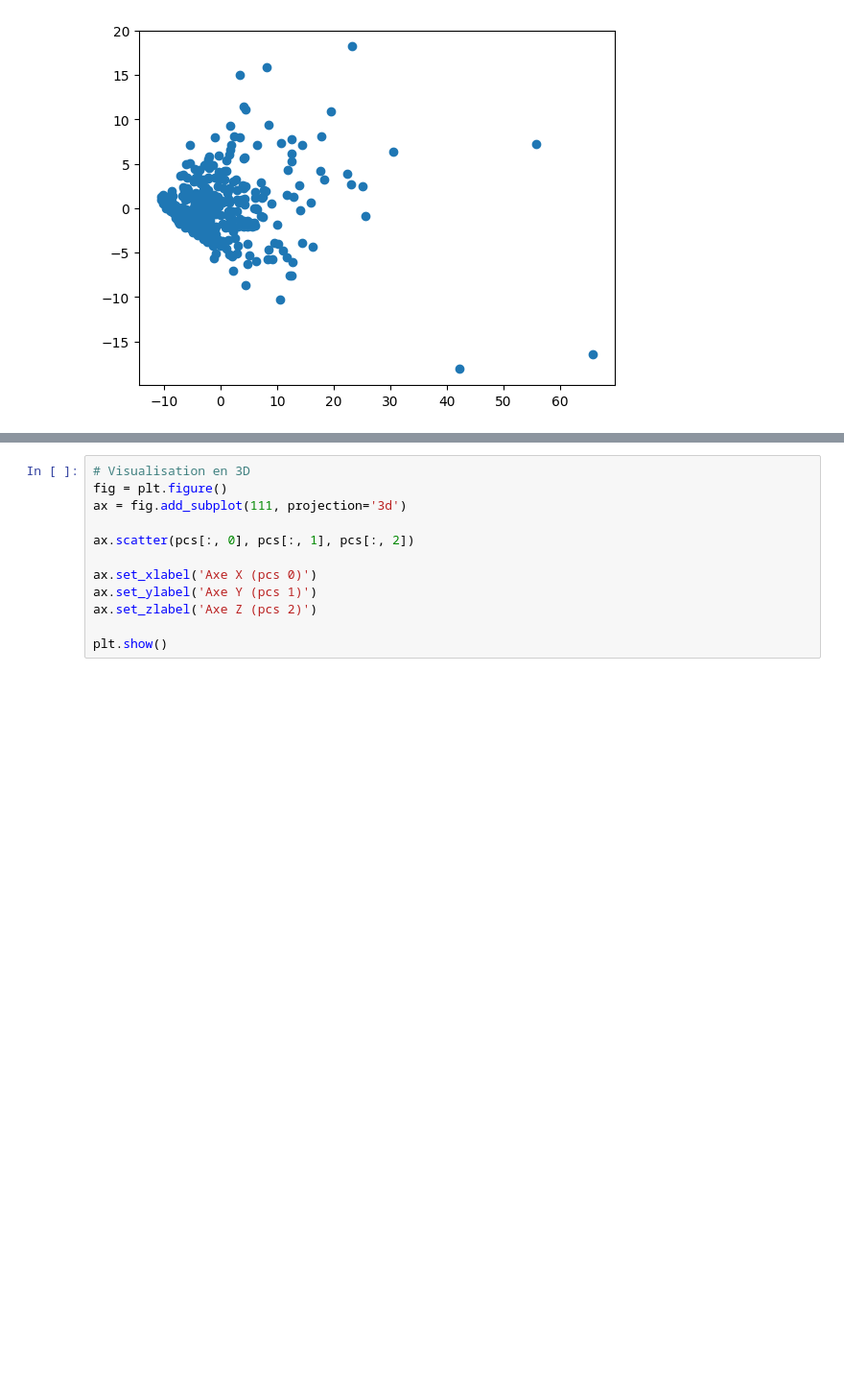
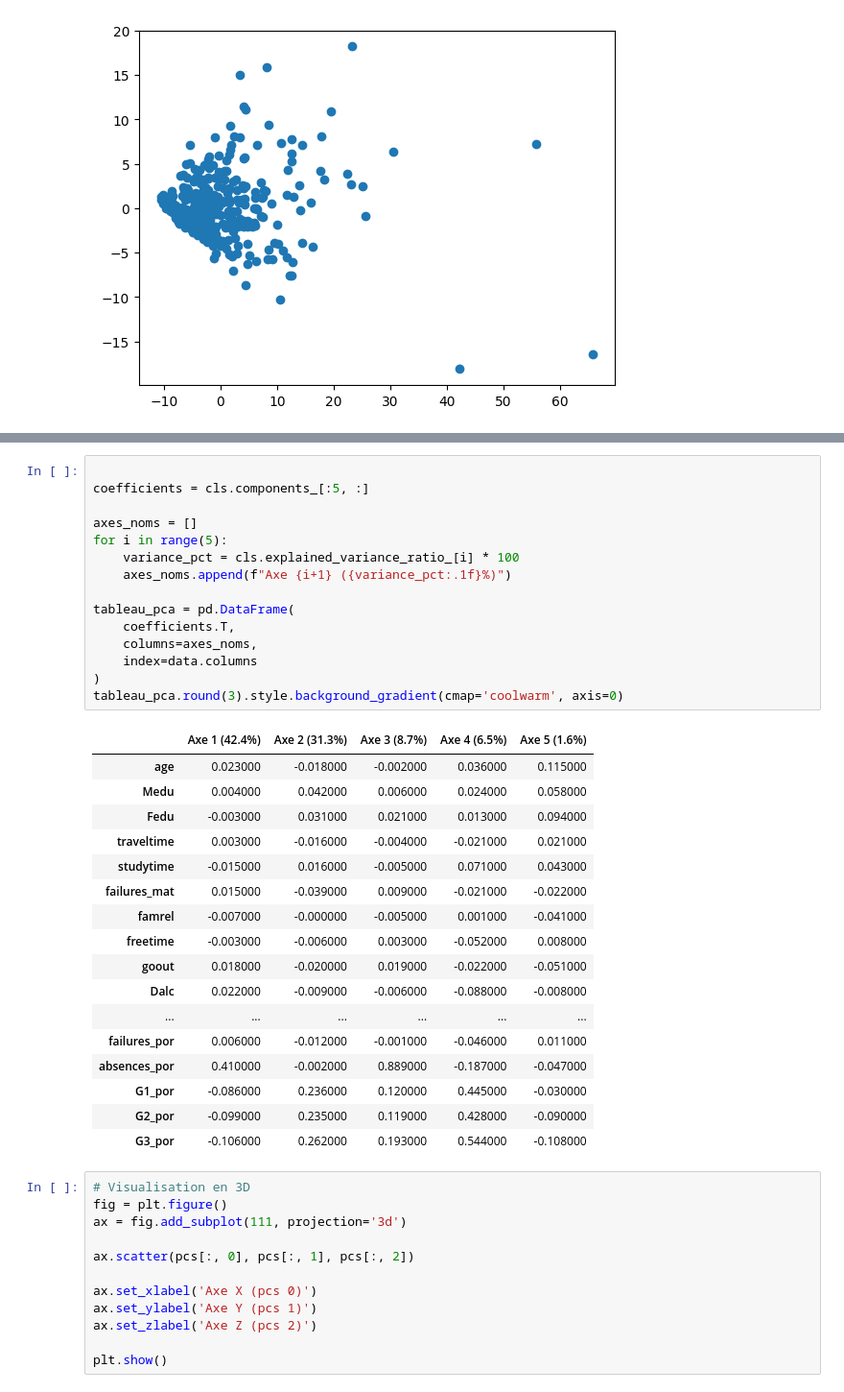
Before and after one commit to Menak49/alcohol-consumption-data-analysis, a Jupyter notebook: source/PCA_AFTD_CAH.ipynb, the cells around one changed output, grey strips where cells are left out. Shown at 96% size. Saved outputs shown, nothing was run; the diff lists cells and outputs as text; blank space fills up the shorter version.

```diff
--- a/source/PCA_AFTD_CAH.ipynb
+++ b/source/PCA_AFTD_CAH.ipynb
@@ -81,3 +115,36 @@ plt.show()
+# %%
+
+coefficients = cls.components_[:5, :]
+
+axes_noms = []
+for i in range(5):
+    variance_pct = cls.explained_variance_ratio_[i] * 100
+    axes_noms.append(f"Axe {i+1} ({variance_pct:.1f}%)")
+
+tableau_pca = pd.DataFrame(
+    coefficients.T,
+    columns=axes_noms,
+    index=data.columns
+)
+tableau_pca.round(3).style.background_gradient(cmap='coolwarm', axis=0)
+# %% [output]
+|  | Axe 1 (42.4%) | Axe 2 (31.3%) | Axe 3 (8.7%) | Axe 4 (6.5%) | Axe 5 (1.6%) |
+| age | 0.023000 | -0.018000 | -0.002000 | 0.036000 | 0.115000 |
+| Medu | 0.004000 | 0.042000 | 0.006000 | 0.024000 | 0.058000 |
+| Fedu | -0.003000 | 0.031000 | 0.021000 | 0.013000 | 0.094000 |
+| traveltime | 0.003000 | -0.016000 | -0.004000 | -0.021000 | 0.021000 |
+| studytime | -0.015000 | 0.016000 | -0.005000 | 0.071000 | 0.043000 |
+| failures_mat | 0.015000 | -0.039000 | 0.009000 | -0.021000 | -0.022000 |
+| famrel | -0.007000 | -0.000000 | -0.005000 | 0.001000 | -0.041000 |
+| freetime | -0.003000 | -0.006000 | 0.003000 | -0.052000 | 0.008000 |
+| goout | 0.018000 | -0.020000 | 0.019000 | -0.022000 | -0.051000 |
+| Dalc | 0.022000 | -0.009000 | -0.006000 | -0.088000 | -0.008000 |
+| ... | ... | ... | ... | ... | ... |
+| failures_por | 0.006000 | -0.012000 | -0.001000 | -0.046000 | 0.011000 |
+| absences_por | 0.410000 | -0.002000 | 0.889000 | -0.187000 | -0.047000 |
+| G1_por | -0.086000 | 0.236000 | 0.120000 | 0.445000 | -0.030000 |
+| G2_por | -0.099000 | 0.235000 | 0.119000 | 0.428000 | -0.090000 |
+| G3_por | -0.106000 | 0.262000 | 0.193000 | 0.544000 | -0.108000 |
 # %%
 # Visualisation en 3D
 fig = plt.figure()
```
Also changed, not shown: parts of 1 cell of this notebook, 1 other file.
